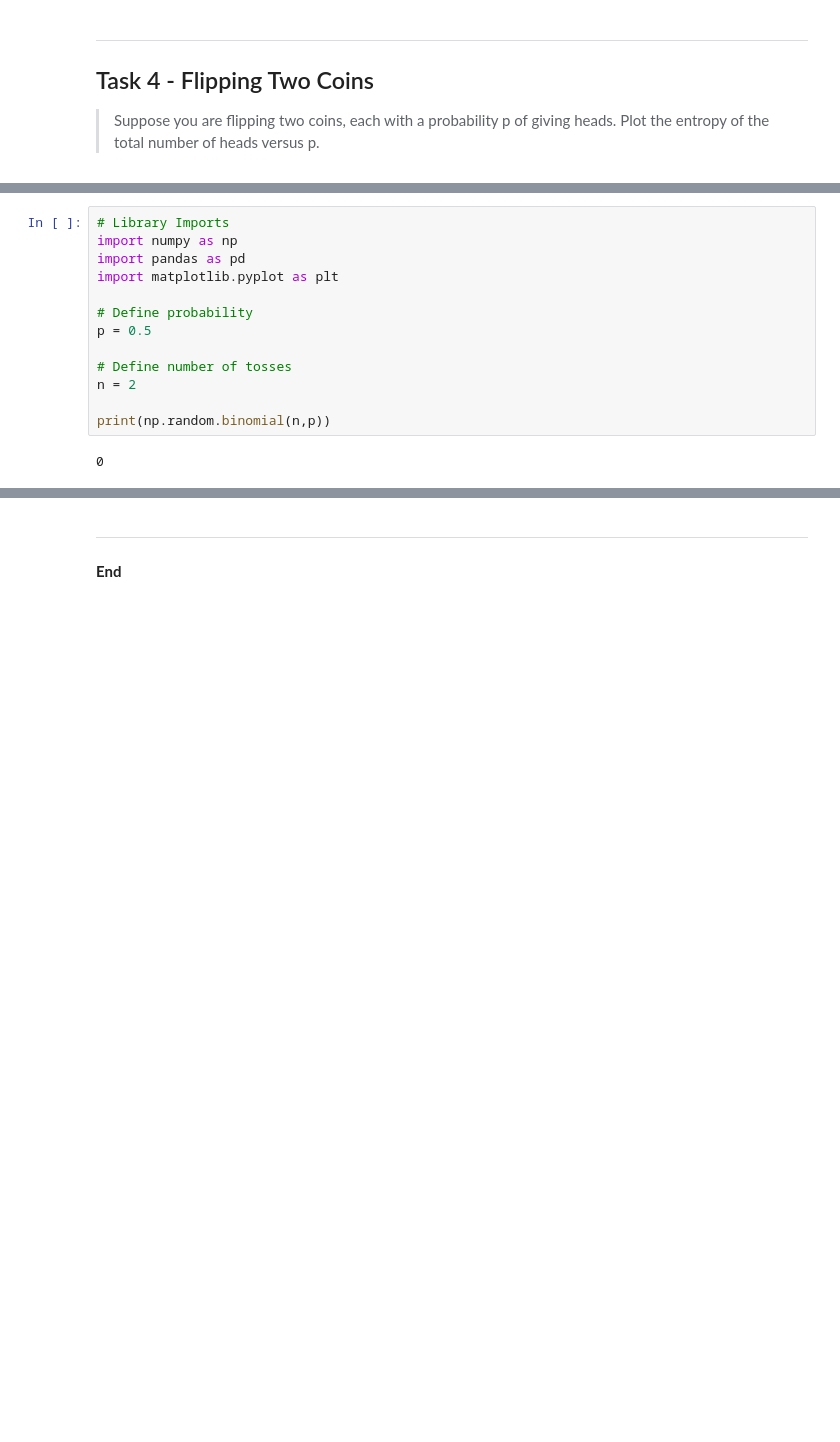
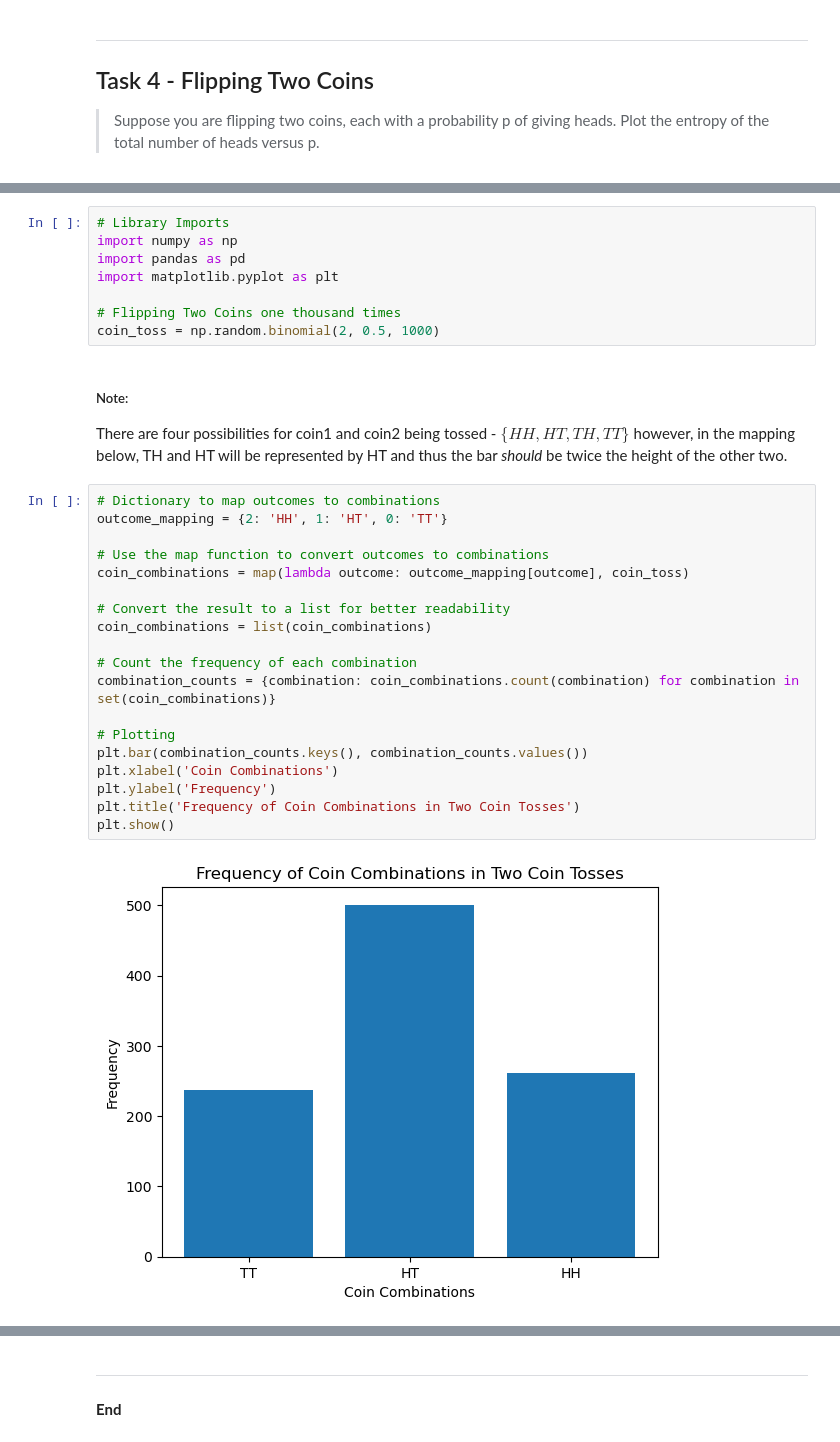
Before and after one commit to turps-pc90/fund_data, a Jupyter notebook: tasks.ipynb, the cells around one changed output, grey strips where cells are left out. Saved outputs shown, nothing was run; the diff lists cells and outputs as text; blank space fills up the shorter version.

```diff
--- a/tasks.ipynb
+++ b/tasks.ipynb
@@ -426,12 +432,29 @@ import numpy as np
 import pandas as pd
 import matplotlib.pyplot as plt
 
-# Define probability
-p = 0.5
-
-# Define number of tosses
-n = 2
-
-print(np.random.binomial(n,p))
+# Flipping Two Coins one thousand times
+coin_toss = np.random.binomial(2, 0.5, 1000)
-# %% [output]
-0
+# %% [markdown]
+##### Note:
+There are four possibilities for coin1 and coin2 being tossed - $ \{ HH, HT, TH, TT \} $ however, in the mapping below, TH and HT will be represented by HT and thus the bar *should* be twice the height of the other two.
+# %%
+# Dictionary to map outcomes to combinations
+outcome_mapping = {2: 'HH', 1: 'HT', 0: 'TT'}
+
+# Use the map function to convert outcomes to combinations
+coin_combinations = map(lambda outcome: outcome_mapping[outcome], coin_toss)
+
+# Convert the result to a list for better readability
+coin_combinations = list(coin_combinations)
+
+# Count the frequency of each combination
+combination_counts = {combination: coin_combinations.count(combination) for combination in set(coin_combinations)}
+
+# Plotting
+plt.bar(combination_counts.keys(), combination_counts.values())
+plt.xlabel('Coin Combinations')
+plt.ylabel('Frequency')
+plt.title('Frequency of Coin Combinations in Two Coin Tosses')
+plt.show()
+# %% [output]
+[figure, added]
```
Also changed, not shown: parts of 8 cells of this notebook, 3 other files.
